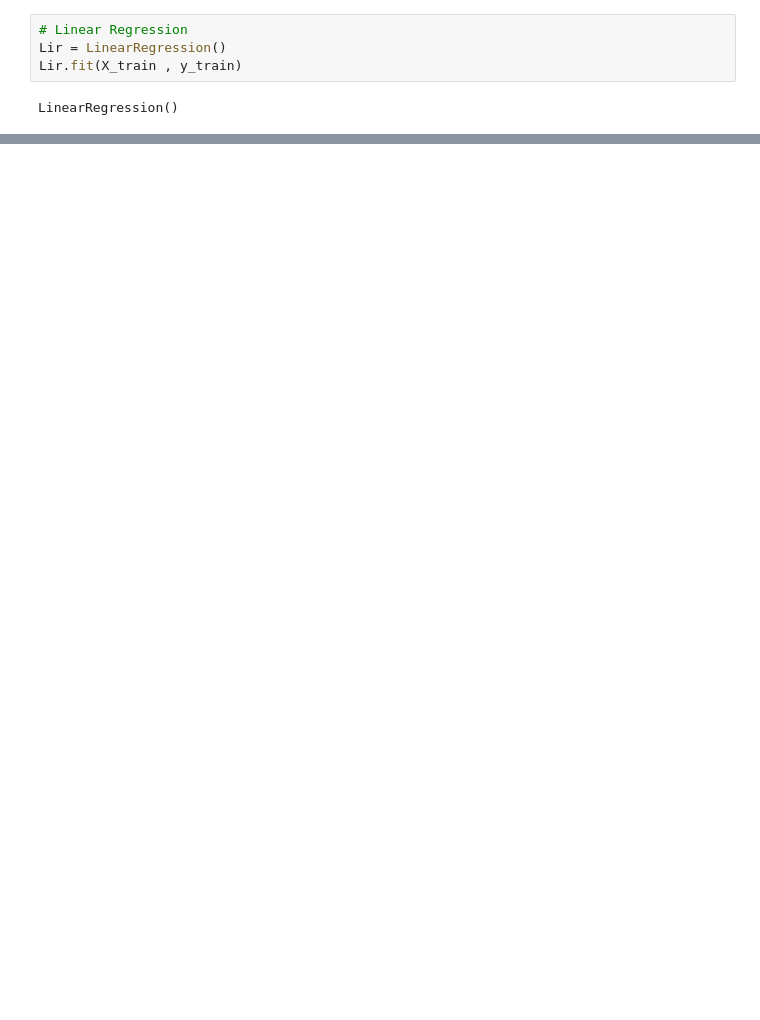
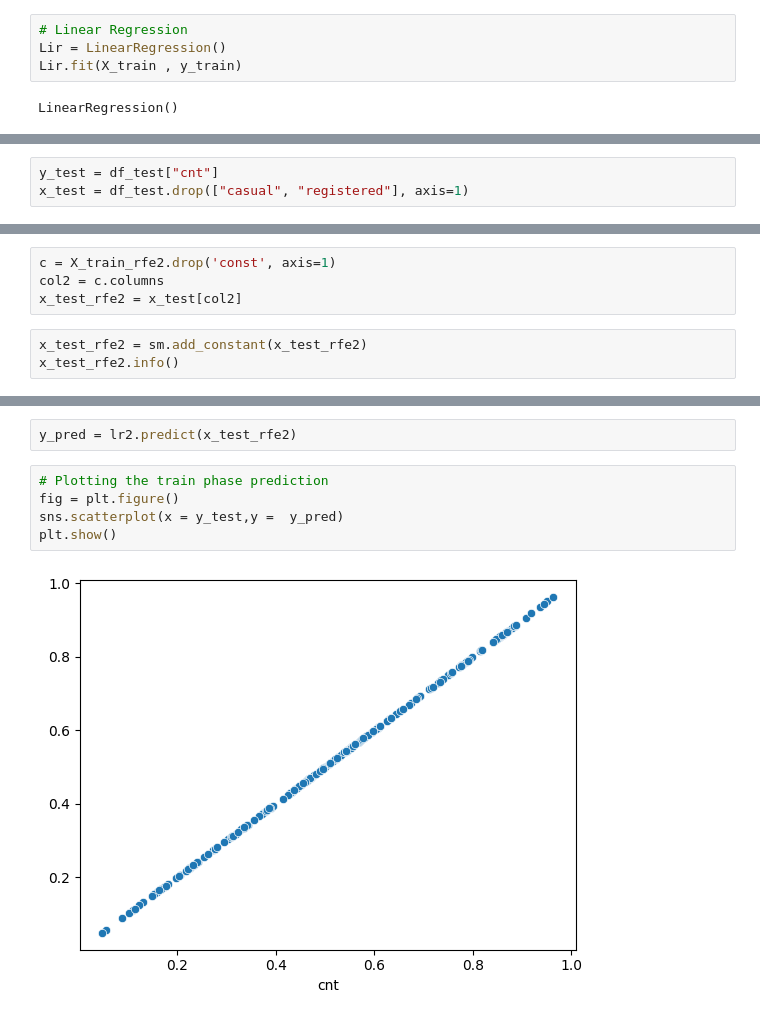
Before and after one commit to CodeByD3v/ML-Experiments, a Jupyter notebook: Boom Bikes/Bike-Sharing-Prediction.ipynb, the cells around one changed output, grey strips where cells are left out. Saved outputs shown, nothing was run; the diff lists cells and outputs as text; blank space fills up the shorter version.

```diff
--- a/Boom Bikes/Bike-Sharing-Prediction.ipynb
+++ b/Boom Bikes/Bike-Sharing-Prediction.ipynb
@@ -483,0 +668,3 @@ strong multicollinearity problems or that the design matrix is singular.
+# %%
+y_test = df_test["cnt"]
+x_test = df_test.drop(["casual", "registered"], axis=1)
@@ -483,0 +681,7 @@ strong multicollinearity problems or that the design matrix is singular.
+# %%
+c = X_train_rfe2.drop('const', axis=1)
+col2 = c.columns
+x_test_rfe2 = x_test[col2]
+# %%
+x_test_rfe2 = sm.add_constant(x_test_rfe2)
+x_test_rfe2.info()
@@ -483,0 +704,9 @@ strong multicollinearity problems or that the design matrix is singular.
+# %%
+y_pred = lr2.predict(x_test_rfe2)
+# %%
+# Plotting the train phase prediction
+fig = plt.figure()
+sns.scatterplot(x = y_test,y =  y_pred)
+plt.show()
+# %% [output]
+[figure, added]
```
Also changed, not shown: parts of 23 cells of this notebook.
